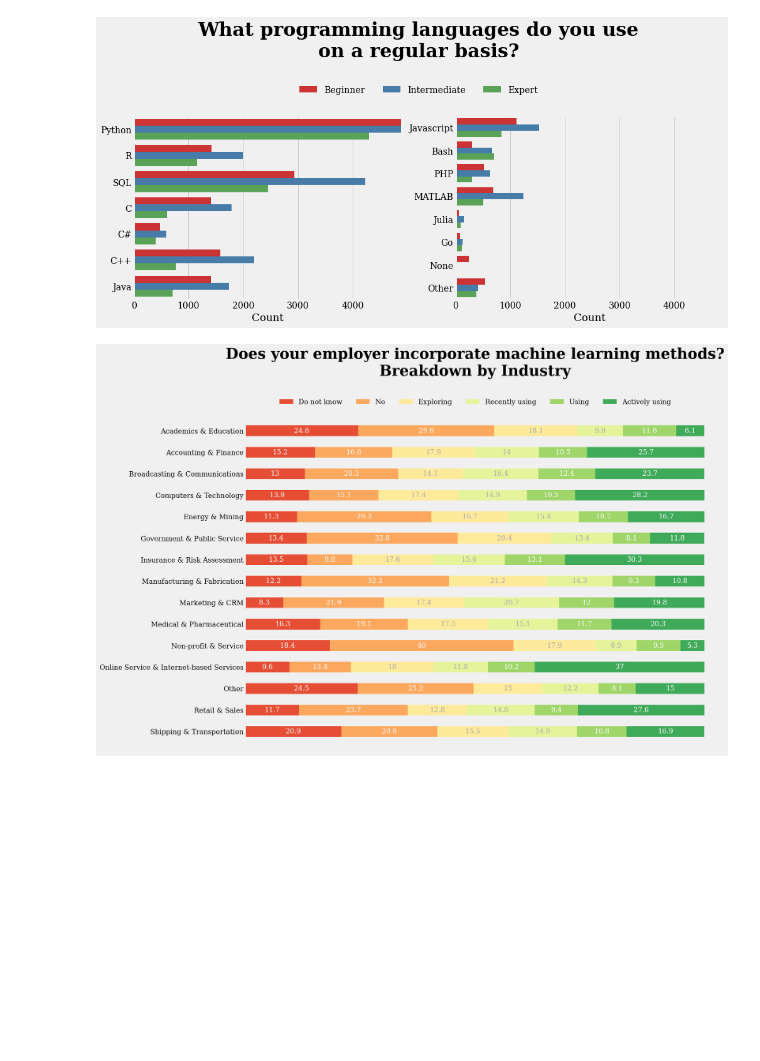
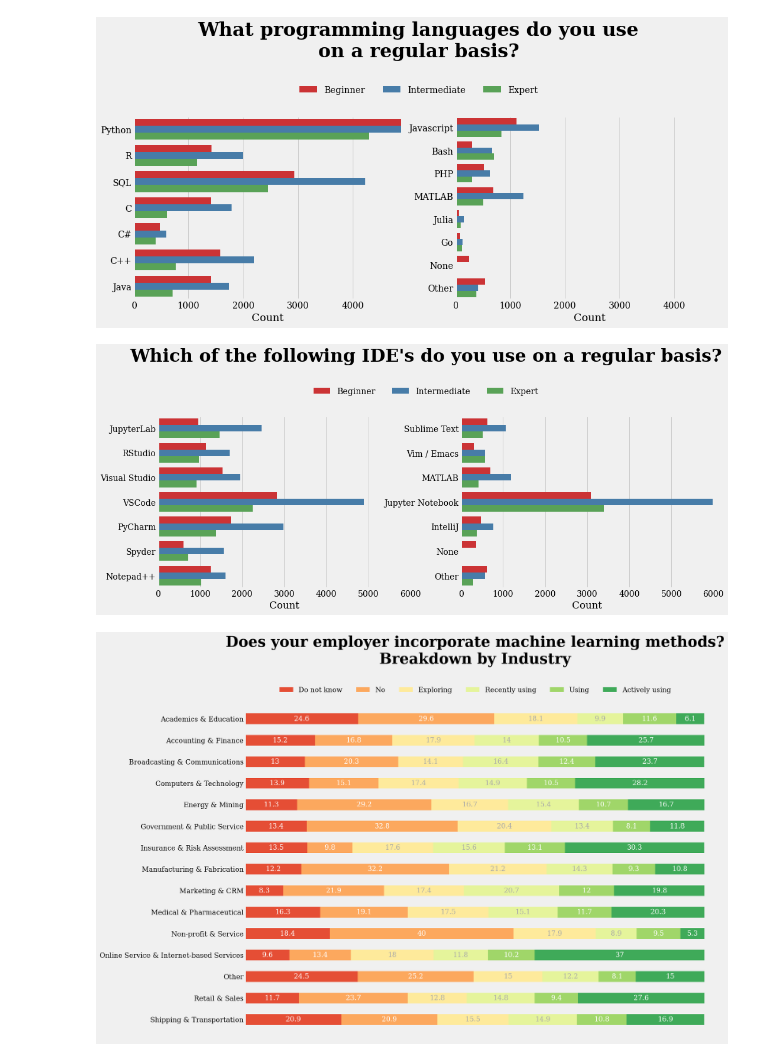
Before and after one commit to danjelito/eda-kaggle-survey-2022, a Jupyter notebook: kaggle-survey-2022.ipynb, the cells around one changed output. Drawn from its saved outputs; the diff is of its cells as text; code cells hidden in the pictures; blank space fills up the shorter version.

```diff
--- a/kaggle-survey-2022.ipynb
+++ b/kaggle-survey-2022.ipynb
@@ -153,7 +153,7 @@ def plot_var_per_group(var, var_name, annotate= False, palette= 'summer'):
     plt.show()
 
 
-def plot_var_per_group2(df1, df2, y, title, upper_xlim):
+def plot_var_per_group2(df1, df2, y, title, upper_xlim, y_title= 1.3):
     fig, (ax1, ax2) = plt.subplots(1, 2, figsize=(15, 5))
     ax1= sns.barplot(
         data= df1,
@@ -178,7 +178,7 @@ def plot_var_per_group2(df1, df2, y, title, upper_xlim):
         ax.set_xlim(0, upper_xlim)
     handles, labels = ax1.get_legend_handles_labels()
     fig.legend(handles, labels, loc='upper center', bbox_to_anchor= (0.5, 1.05), ncol= 3, frameon= False)
-    plt.suptitle(title, fontsize= 30, fontweight= 'bold', y= 1.3)
+    plt.suptitle(title, fontsize= 30, fontweight= 'bold', y= y_title)
     plt.show()
 
 def plot_bidirectional_barplot(suptitle, index, column1, title1, column2, title2, plot_size, title_pad= 25):
@@ -425,8 +425,6 @@ df_q12= (df[mask_question]
     .rename(columns= dict(map_questions))
     .join(df['Group'])
     .rename(columns= lambda c: c.replace('What programming languages do you use on a regular basis? (Select all that apply) - Selected Choice - ', ''))
-)
-df_q12= (df_q12
     .groupby('Group')
     .sum()
     .reset_index()
@@ -442,6 +440,36 @@ plot_var_per_group2(
 )
 # %% [output]
 [figure]
+# %%
+mask_question= df.columns[df.columns.str.contains('Q13')]
+df_q13= (df[mask_question]
+    .mask(df != 0, 1)
+    .rename(columns= dict(map_questions))
+    .join(df['Group'])
+    .rename(
+        columns= lambda c: (c
+            .replace("Which of the following integrated development environments (IDE's) do you use on a regular basis?", '')
+            .replace("(Select all that apply) - Selected Choice -", '')
+            .replace("Visual Studio Code (VSCode)", 'VSCode')
+            .strip()
+
+    ))
+    .groupby('Group')
+    .sum()
+    .reset_index()
+    .melt(id_vars= 'Group')
+)
+
+plot_var_per_group2(
+    df_q13.iloc[0:int(len(df_q12)/2)-1,:],
+    df_q13.iloc[int(len(df_q12)/2)-1:,:],
+    'variable',
+    "Which of the following IDE's do you use on a regular basis?",
+    6000,
+    1.2
+)
+# %% [output]
+[figure, added]
 # %%
 data_q24_q27= (df
     [['Q24', 'Q27']]
```
Also changed, not shown: parts of 3 cells of this notebook.
